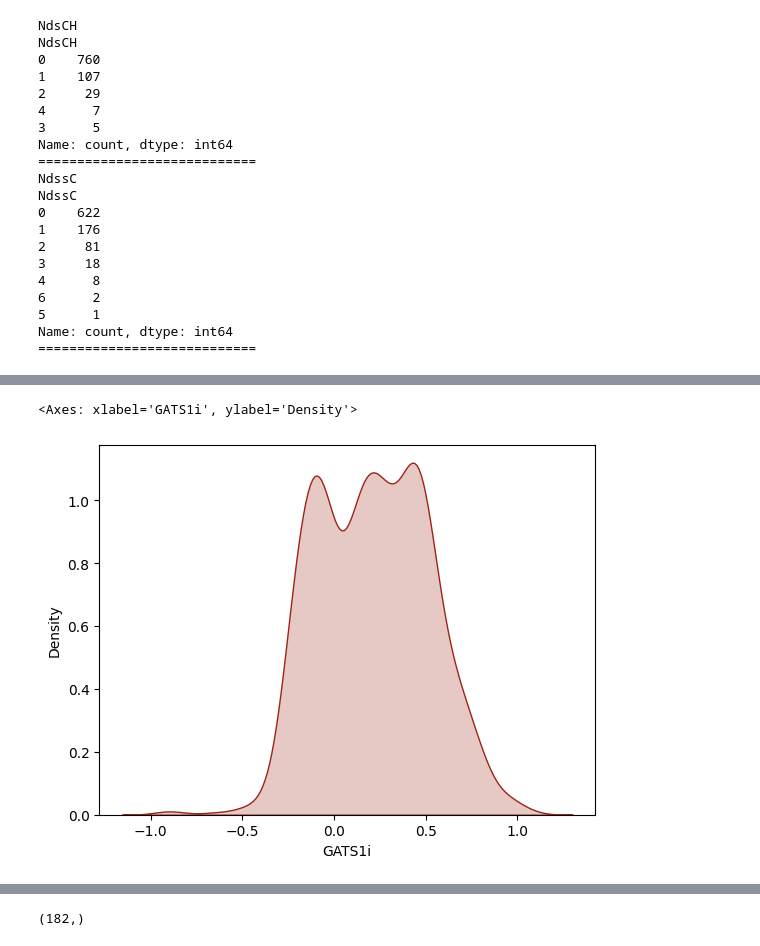
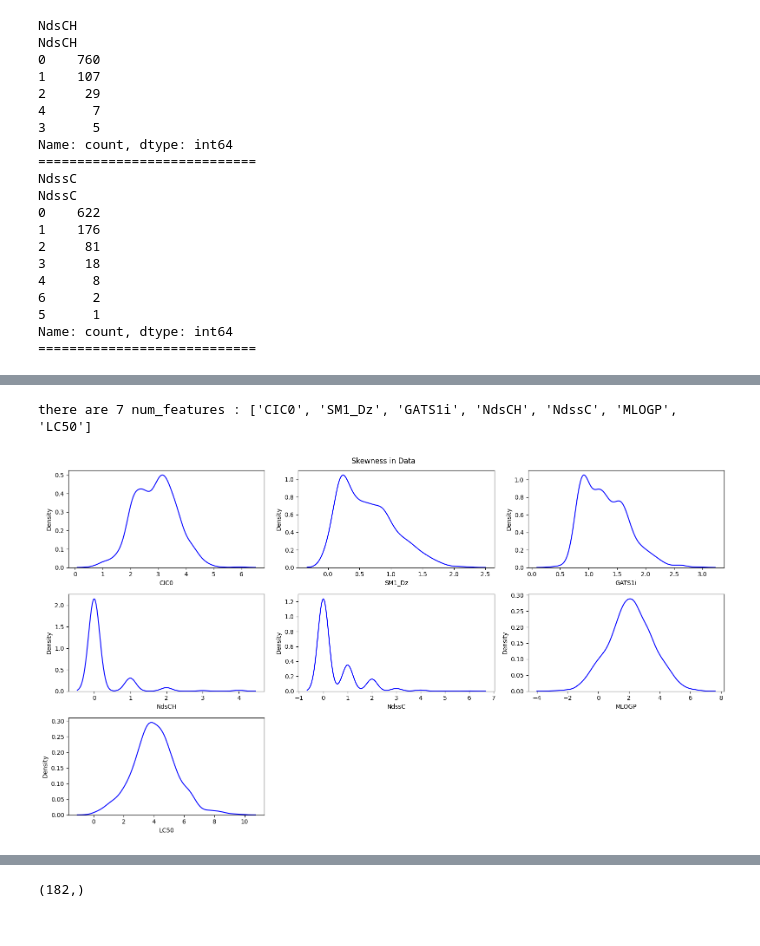
Before and after one commit to IshanThapa/Drug_EDA, a Jupyter notebook: notebooks/EDA.ipynb, the cells around one changed output, grey strips where cells are left out. Drawn from its saved outputs; the diff is of its cells as text; code cells hidden in the pictures.

```diff
--- a/notebooks/EDA.ipynb
+++ b/notebooks/EDA.ipynb
@@ -115,29 +116 @@ quan resp, LC50 [-LOG(mol/L)]    0
 dtype: int64
-# %%
-useful_cols = [col for col in df.columns if col not in ['quantitative response, LC50 [-LOG(mol/L)]']] # TARGET AND ID
-cols_dist = [col for col in useful_cols if col not in ['NdssC', 'NdsCH']]  # CATEGORICAL DATA
-color_ = [ '#9D2417', '#AF41B4', '#003389' ,'#3C5F41',  '#967032', '#2734DE']
-cmap_ = ['magma', 'copper', 'crest']
-
-
-plt.figure(figsize= (10,10))
-for i,col in enumerate(df[useful_cols].columns):
-    rand_col = color_[random.sample(range(6), 1)[0]]
-    plt.subplot(2,3, i+1) # SUBPLOTS
-    if col in cols_dist:
-
-        sns.kdeplot(df[col], color = rand_col, fill = rand_col )
-        plt.title(col,weight = 'bold', color = rand_col)
-        plt.ylabel(" ")
-        plt.xlabel(" ")
-        plt.tight_layout()
-    else:
-        sns.countplot(data = df , x = col, palette = cmap_[random.sample(range(3), 1)[0]] )
-        plt.title(col,weight = 'bold', color = 'black')
-        plt.ylabel(" ")
-        plt.xlabel(" ")
-        plt.tight_layout()
-
-sns.kdeplot(np.log(df['instrumentalness']), color = rand_col, fill = rand_col )
-plt.tight_layout()
-plt.show();
@@ -159,5 +117,18 @@ sns.kdeplot(np.log(df['SM1_Dz']), color = rand_col, fill = rand_col )
-# %%
-sns.kdeplot(np.log(df['GATS1i']), color = rand_col, fill = rand_col )
-# %% [output]
-<Axes: xlabel='GATS1i', ylabel='Density'>
-[figure, removed]
+# %%
+num_features = [feature for feature in df.columns if df[feature].dtype !=  '0']
+print('there are {} num_features : {}' .format(len(num_features) ,num_features))
+# %% [output]
+there are 7 num_features : ['CIC0', 'SM1_Dz', 'GATS1i', 'NdsCH', 'NdssC', 'MLOGP', 'LC50']
+# %%
+plt.figure(figsize=(16, 9))
+plt.suptitle("Skewness in Data")  # Add a main title to the entire figure
+
+for i in range(0, len(num_features)):
+    plt.subplot(3, 3, i+1)
+    sns.kdeplot(x=df[num_features[i]], color='blue')
+    plt.xlabel(num_features[i])
+    plt.tight_layout()
+
+plt.show()
+# %% [output]
+[figure, added]
```
Also changed, not shown: parts of 17 cells of this notebook, 3 other files.
